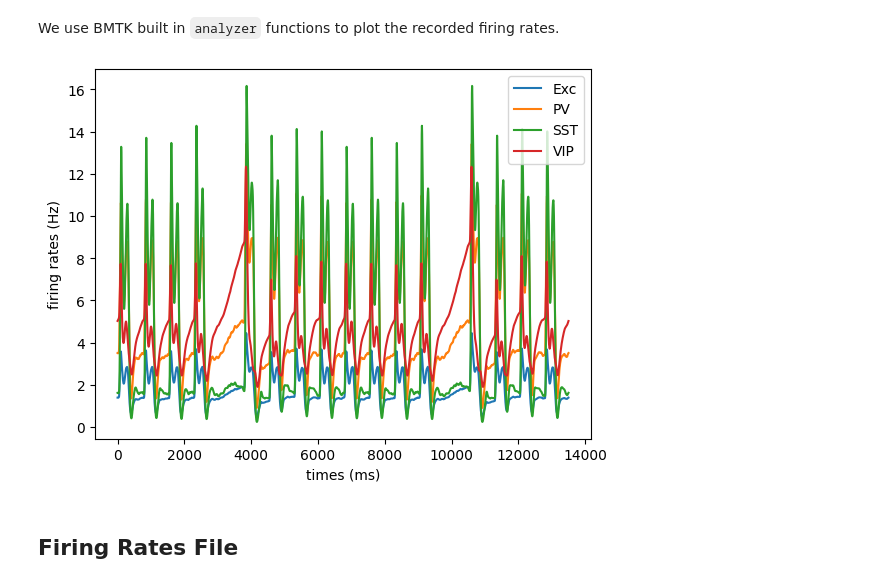
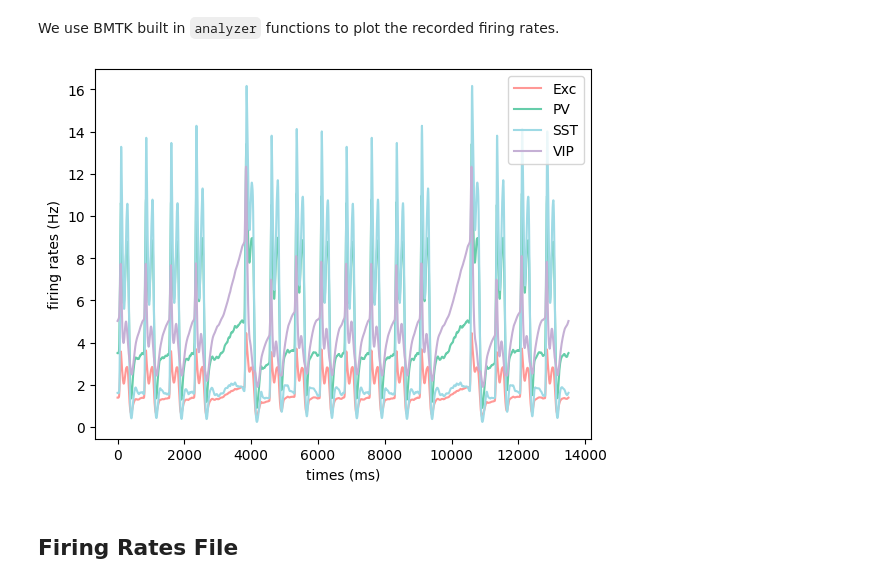
Before and after one commit to AllenInstitute/bmtk, a Jupyter notebook: examples/pop_ssn_123/PopNet_SSN.ipynb, the cells around one changed output. Saved outputs shown, nothing was run; the diff lists cells and outputs as text; code cells hidden in the pictures.

Commit message:
Adding link to original paper, changed the figure color to match with our paper

```diff
--- a/examples/pop_ssn_123/PopNet_SSN.ipynb
+++ b/examples/pop_ssn_123/PopNet_SSN.ipynb
@@ -612,9 +615,25 @@
 # %%
 from bmtk.analyzer.firing_rates import plot_rates
 
+import matplotlib as mpl
+from cycler import cycler
+
+
+# For visualization
+line_cols = {  # copied form project_colors in util
+    "Sst-IRES-Cre": (158 / 255, 218 / 255, 229 / 255),
+    "sst": (158 / 255, 218 / 255, 229 / 255),
+    "Slc17a7-IRES2-Cre": (255 / 255, 152 / 255, 150 / 255),
+    "slc": (255 / 255, 152 / 255, 150 / 255),
+    "Vip-IRES-Cre": (197 / 255, 176 / 255, 213 / 255),
+    "vip": (197 / 255, 176 / 255, 213 / 255),
+}
+color_list = [line_cols["slc"], "mediumaquamarine", line_cols["sst"], line_cols["vip"]]
+mpl.rcParams["axes.prop_cycle"] = cycler(color=color_list)
+
 plot_rates('config.simulation.json', label_column='pop_name')
 # %% [output]
-[figure, old version]
+[figure, new version]
 # %% [markdown]
 ## Firing Rates File
 # %% [markdown]
```
Also changed, not shown: parts of 2 cells of this notebook, 1 other file.
